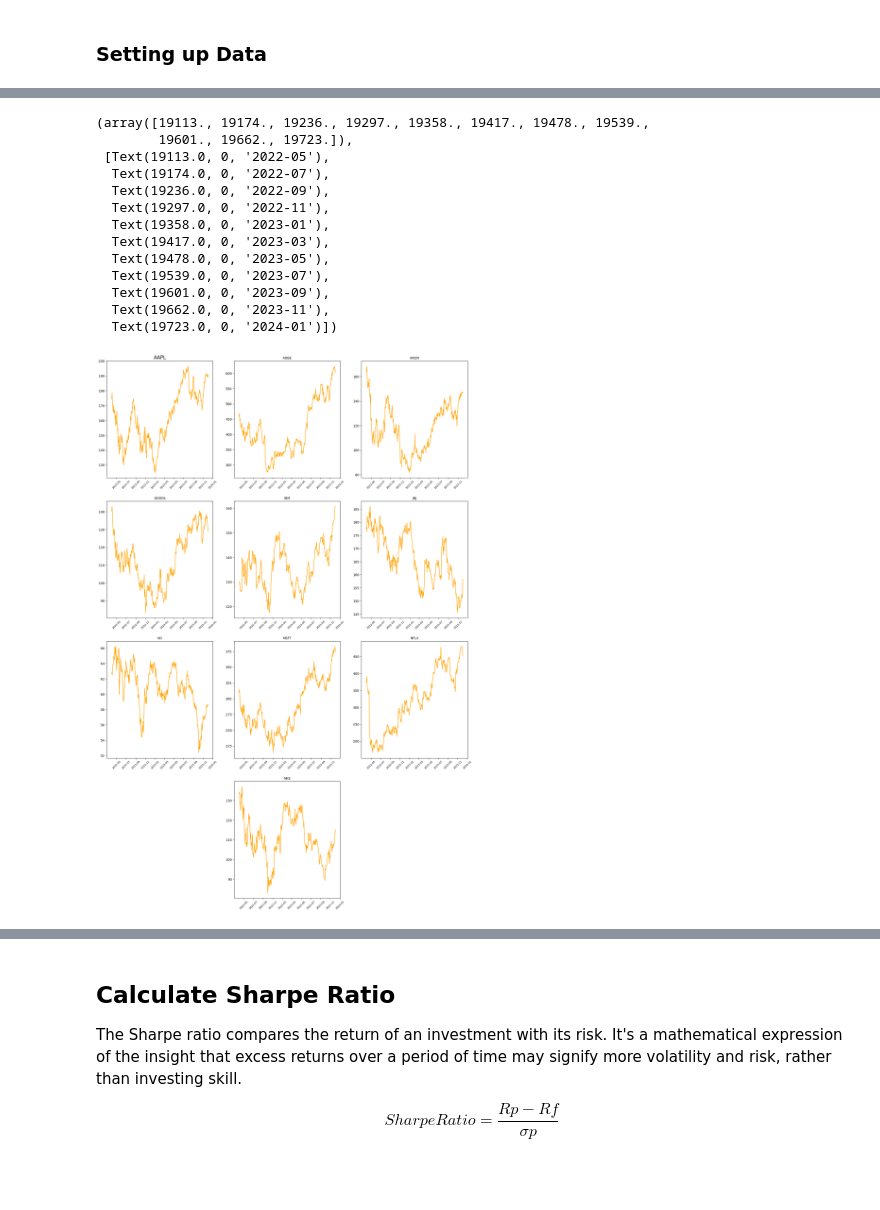
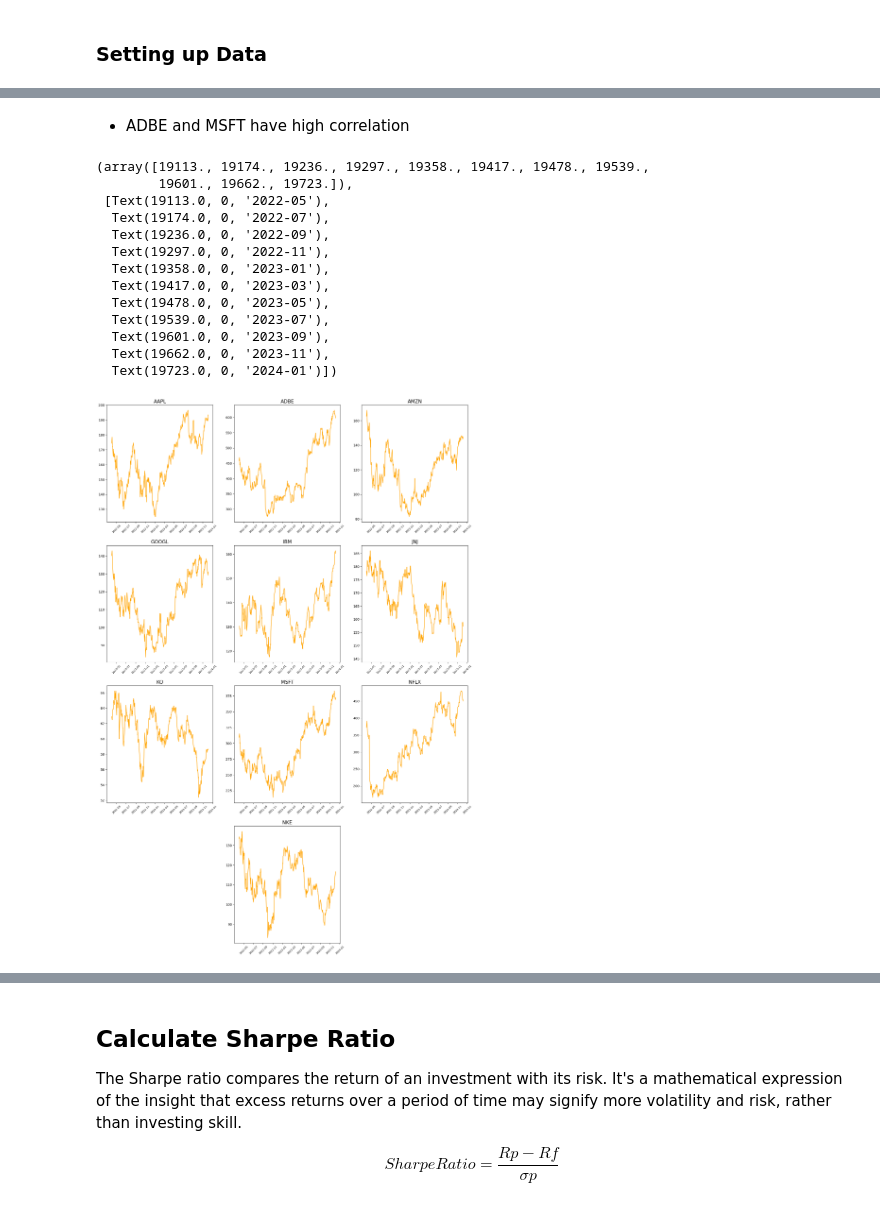
Before and after one commit to VIDIT-9/Portfolio-Optimization, a Jupyter notebook: Portifolio Optimization.ipynb, the cells around one changed output, grey strips where cells are left out. Cells and saved outputs as stored; diff of their text form; code cells hidden in the pictures; blank space fills up the shorter version.

```diff
--- a/Portifolio Optimization.ipynb
+++ b/Portifolio Optimization.ipynb
@@ -149,67 +149,70 @@ Text(0.5, 36.72222222222221, '')
+# %% [markdown]
+* ADBE and MSFT have high correlation
 # %%
 plt.figure(figsize=(20,30))
 
 plt.subplot(4,3,1)
-plt.plot(price_data['AAPL'], color='orange')
+pltplt.plot(price_data['AAPL'], color='orange')
+.plot(price_data['AAPL'], color='orange')
 plt.title('AAPL', fontsize=15)
 plt.xticks(fontsize=8,rotation=45)
 
 plt.subplot(4,3,2)
 plt.plot(price_data['ADBE'], color='orange')
-plt.title('ADBE', fontsize=10)
+plt.title('ADBE', fontsize=15)
 plt.xticks(fontsize=8,rotation=45)
 
 plt.subplot(4,3,3)
 plt.plot(price_data['AMZN'], color='orange')
-plt.title('AMZN', fontsize=10)
+plt.title('AMZN', fontsize=15)
 plt.xticks(fontsize=8,rotation=45)
 
 plt.subplot(4,3,4)
 plt.plot(price_data['GOOGL'], color='orange')
-plt.title('GOOGL', fontsize=10)
+plt.title('GOOGL', fontsize=15)
 plt.xticks(fontsize=8,rotation=45)
 
 plt.subplot(4,3,5)
 plt.plot(price_data['IBM'], color='orange')
-plt.title('IBM', fontsize=10)
+plt.title('IBM', fontsize=15)
 plt.xticks(fontsize=8,rotation=45)
 
 plt.subplot(4,3,6)
 plt.plot(price_data['JNJ'], color='orange')
-plt.title('JNJ', fontsize=10)
+plt.title('JNJ', fontsize=15)
 plt.xticks(fontsize=8,rotation=45)
 
 plt.subplot(4,3,7)
 plt.plot(price_data['KO'], color='orange')
-plt.title('KO', fontsize=10)
+plt.title('KO', fontsize=15)
 plt.xticks(fontsize=8,rotation=45)
 
 plt.subplot(4,3,8)
 plt.plot(price_data['MSFT'], color='orange')
-plt.title('MSFT', fontsize=10)
+plt.title('MSFT', fontsize=15)
 plt.xticks(fontsize=8,rotation=45)
 
 plt.subplot(4,3,9)
 plt.plot(price_data['NFLX'], color='orange')
-plt.title('NFLX', fontsize=10)
+plt.title('NFLX', fontsize=15)
 plt.xticks(fontsize=8,rotation=45)
 
 plt.subplot(4,3,11)
 plt.plot(price_data['NKE'], color='orange')
-plt.title('NKE', fontsize=10)
+plt.title('NKE', fontsize=15)
 plt.xticks(fontsize=8,rotation=45)
 # %% [output]
 (array([19113., 19174., 19236., 19297., 19358., 19417., 19478., 19539.,
         19601., 19662., 19723.]),
  [Text(19113.0, 0, '2022-05'),
   Text(19174.0, 0, '2022-07'),
   Text(19236.0, 0, '2022-09'),
   Text(19297.0, 0, '2022-11'),
   Text(19358.0, 0, '2023-01'),
   Text(19417.0, 0, '2023-03'),
   Text(19478.0, 0, '2023-05'),
   Text(19539.0, 0, '2023-07'),
   Text(19601.0, 0, '2023-09'),
   Text(19662.0, 0, '2023-11'),
   Text(19723.0, 0, '2024-01')])
-[figure, old version]
+[figure, new version]
```
Also changed, not shown: parts of 24 cells of this notebook.
